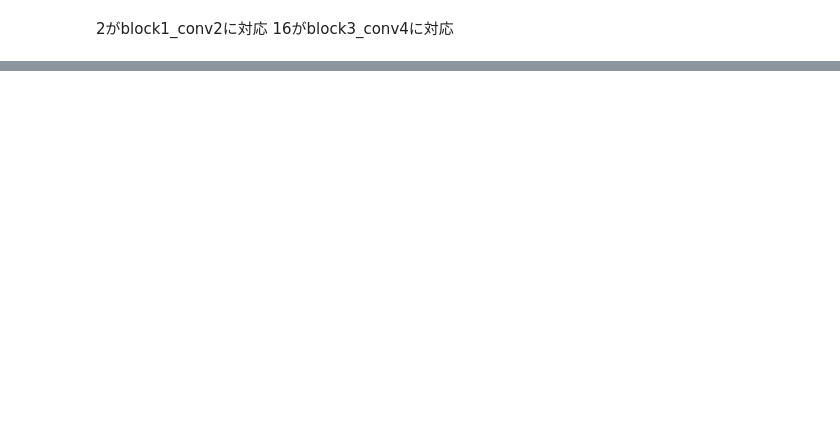
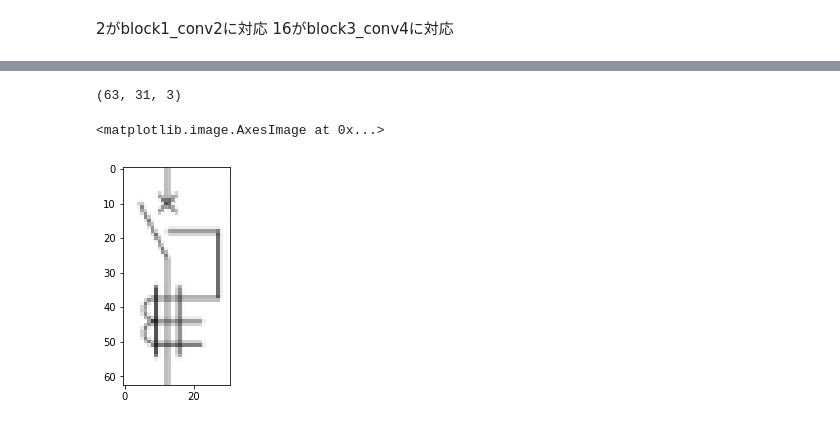
Before and after one commit to kamata1729/QATM_pytorch, a Jupyter notebook: qatm_pytorch.ipynb, the cells around one changed output, grey strips where cells are left out. Saved outputs shown, nothing was run; the diff lists cells and outputs as text; code cells hidden in the pictures; blank space fills up the shorter version.

```diff
--- a/qatm_pytorch.ipynb
+++ b/qatm_pytorch.ipynb
@@ -31,3 +35,17 @@ template = image_transform(sample_template).unsqueeze(0)
+# %%
+#template_raw = cv2.imread('template1.png')
+template_raw = cv2.imread('template_private/ELCB.png')
+template_raw = cv2.resize(template_raw, dsize=None, fx=mult, fy=mult)
+template = image_transform(template_raw).unsqueeze(0)
+# %%
+template_raw.shape
+# %% [output]
+(63, 31, 3)
+# %%
+plt.imshow(template_raw)
+# %% [output]
+<matplotlib.image.AxesImage at 0x...>
+[figure, added]
 # %%
 class Featex():
     def __init__(self, model, use_cuda):
```
Also changed, not shown: parts of 21 cells of this notebook, 8 other files.
